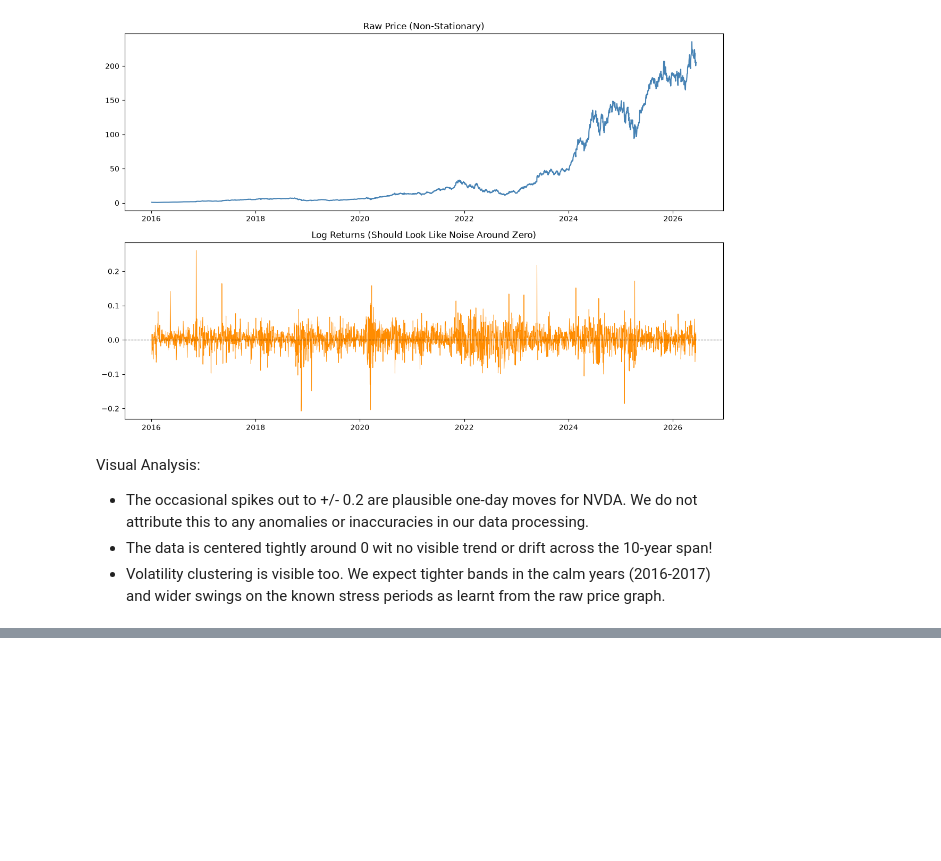
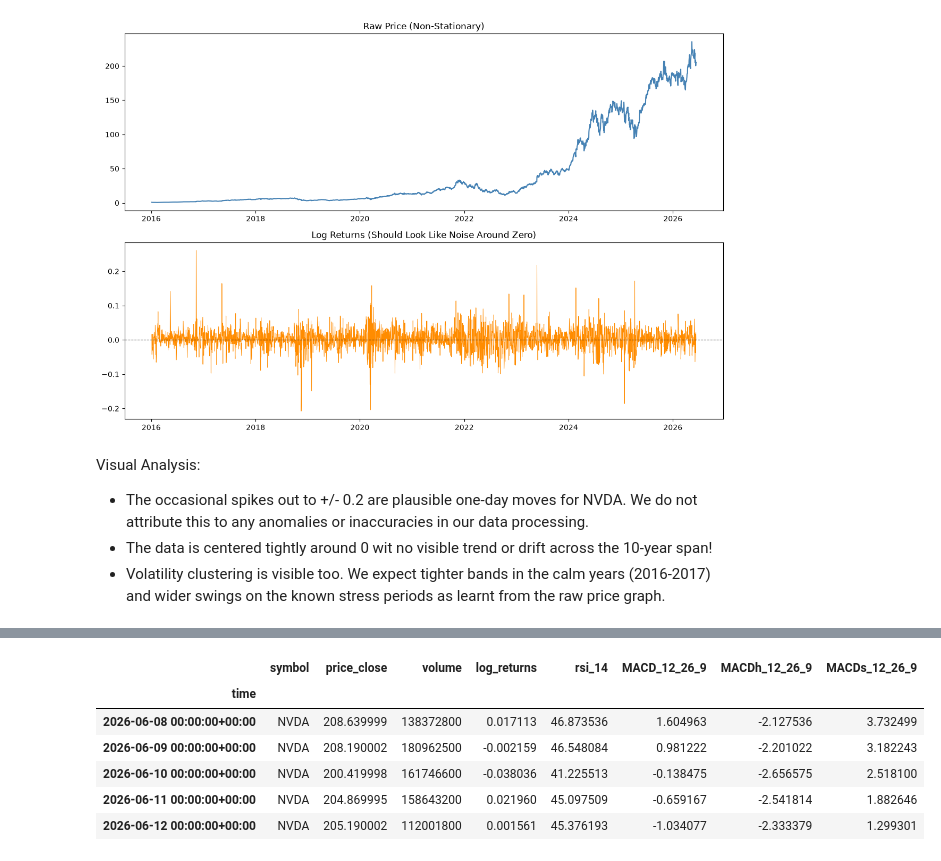
Before and after one commit to henghengyh/chronos-market, a Jupyter notebook: docs/02_feature_engineering.ipynb, the cells around one changed output, grey strips where cells are left out. Saved outputs shown, nothing was run; the diff lists cells and outputs as text; code cells hidden in the pictures; blank space fills up the shorter version.

Commit message:
[FE] Introduce RSI and MACD into analysis

```diff
--- a/docs/02_feature_engineering.ipynb
+++ b/docs/02_feature_engineering.ipynb
@@ -106,0 +134,16 @@ Visual Analysis:
+# %%
+import pandas_ta as ta
+
+df["rsi_14"] = ta.rsi(df["price_close"], length=14)
+macd = ta.macd(df["price_close"], fast=12, slow=26, signal=9)
+df = pd.concat([df, macd], axis=1)
+
+df.tail()
+# %% [output]
+|  | symbol | price_close | volume | log_returns | rsi_14 | MACD_12_26_9 | MACDh_12_26_9 | MACDs_12_26_9 |
+| time |  |  |  |  |  |  |  |  |
+| 2026-06-08 00:00:00+00:00 | NVDA | 208.639999 | 138372800 | 0.017113 | 46.873536 | 1.604963 | -2.127536 | 3.732499 |
+| 2026-06-09 00:00:00+00:00 | NVDA | 208.190002 | 180962500 | -0.002159 | 46.548084 | 0.981222 | -2.201022 | 3.182243 |
+| 2026-06-10 00:00:00+00:00 | NVDA | 200.419998 | 161746600 | -0.038036 | 41.225513 | -0.138475 | -2.656575 | 2.518100 |
+| 2026-06-11 00:00:00+00:00 | NVDA | 204.869995 | 158643200 | 0.021960 | 45.097509 | -0.659167 | -2.541814 | 1.882646 |
+| 2026-06-12 00:00:00+00:00 | NVDA | 205.190002 | 112001800 | 0.001561 | 45.376193 | -1.034077 | -2.333379 | 1.299301 |
```
Also changed, not shown: parts of 5 cells of this notebook.
